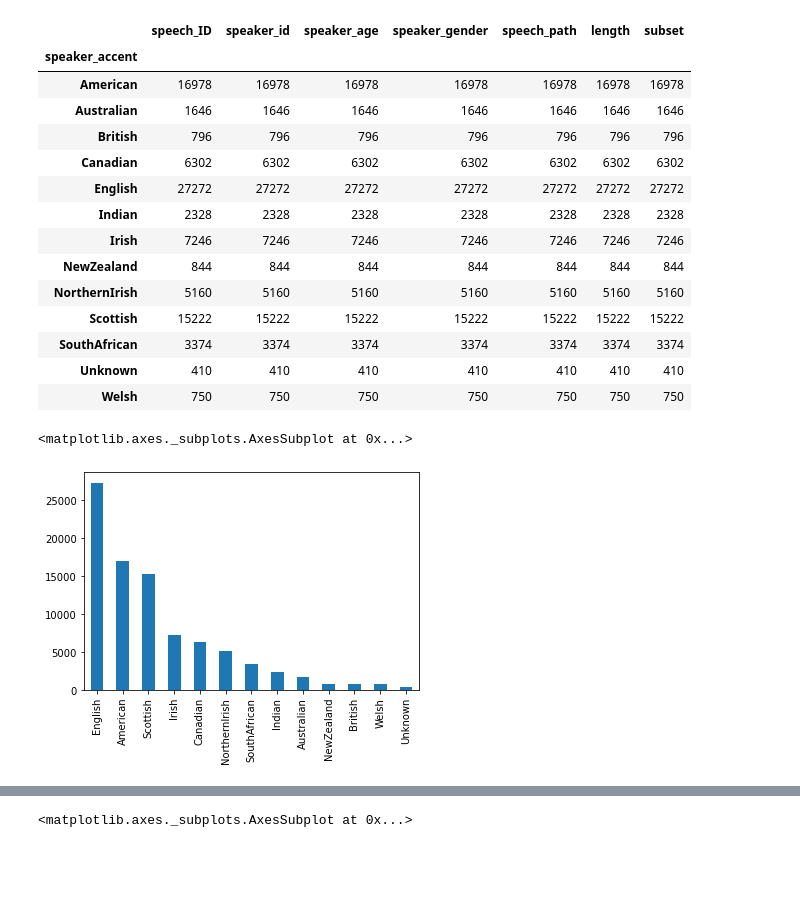
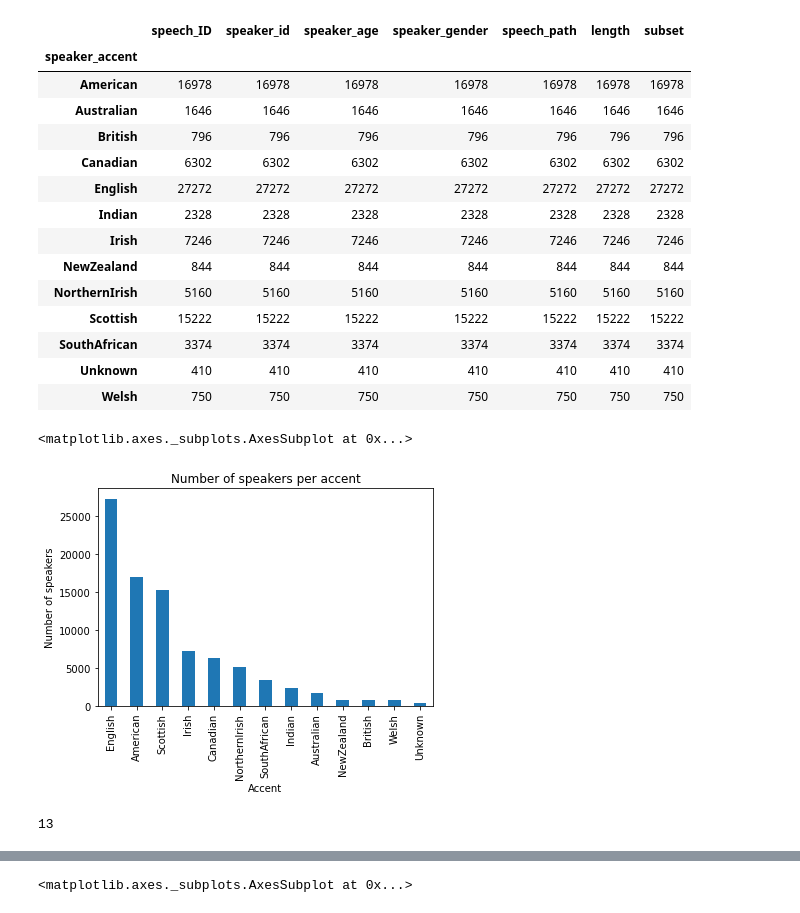
Before and after one commit to nschmidtg/Podcastmix, a Jupyter notebook: PodcastMix_audio_features.ipynb, the cells around one changed output, grey strips where cells are left out. Saved outputs shown, nothing was run; the diff lists cells and outputs as text; code cells hidden in the pictures; blank space fills up the shorter version.

```diff
--- a/PodcastMix_audio_features.ipynb
+++ b/PodcastMix_audio_features.ipynb
@@ -34,11 +34,11 @@ Requirement already satisfied: numpy in /home/user/anaconda3/lib/python3.8/site-
 import pandas as pd
 import matplotlib.pyplot as plt
 # %%
-train_data = pd.read_csv('thesis/podcastmix/metadata/train/speech.csv')
+train_data = pd.read_csv('podcastmix/metadata/train/speech.csv')
 train_data['subset'] = 'train'
-val_data = pd.read_csv('thesis/podcastmix/metadata/val/speech.csv')
+val_data = pd.read_csv('podcastmix/metadata/val/speech.csv')
 val_data['subset'] = 'val'
-test_data = pd.read_csv('thesis/podcastmix/metadata/test/speech.csv')
+test_data = pd.read_csv('podcastmix/metadata/test/speech.csv')
 test_data['subset'] = 'test'
 data = pd.concat([train_data, val_data, test_data], ignore_index = True)
 data.head()
@@ -83,8 +87,14 @@ data.groupby("speaker_accent").count()
 | SouthAfrican | 3374 | 3374 | 3374 | 3374 | 3374 | 3374 | 3374 |
 | Unknown | 410 | 410 | 410 | 410 | 410 | 410 | 410 |
 | Welsh | 750 | 750 | 750 | 750 | 750 | 750 | 750 |
-# %%
-data['speaker_accent'].value_counts().plot(kind='bar')
-# %% [output]
-<matplotlib.axes._subplots.AxesSubplot at 0x...>
-[figure, removed]
+# %%
+fig, ax = plt.subplots()
+fig.figsize=(8,8)
+fig.edgecolor='black'
+ax.set_xlabel('Accent')
+ax.set_ylabel('Number of speakers')
+ax.set_title('Number of speakers per accent')
+data['speaker_accent'].value_counts().plot(kind='bar')
+# %% [output]
+<matplotlib.axes._subplots.AxesSubplot at 0x...>
+[figure, added]
@@ -90,0 +109,4 @@ data['speaker_accent'].value_counts().plot(kind='bar')
+# %%
+len(r)
+# %% [output]
+13
```
Also changed, not shown: parts of 20 cells of this notebook.
